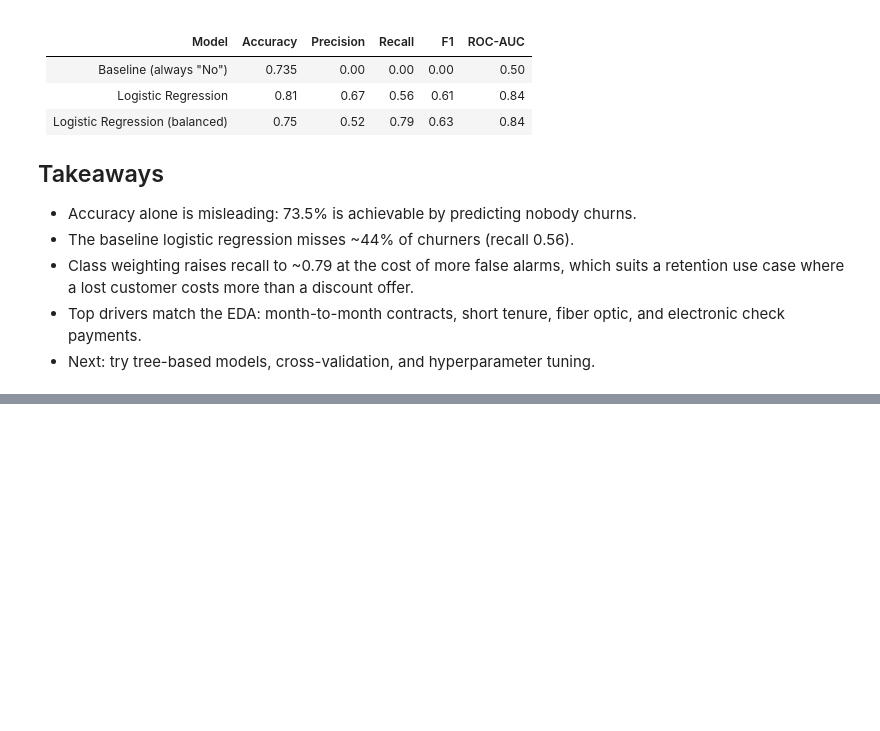
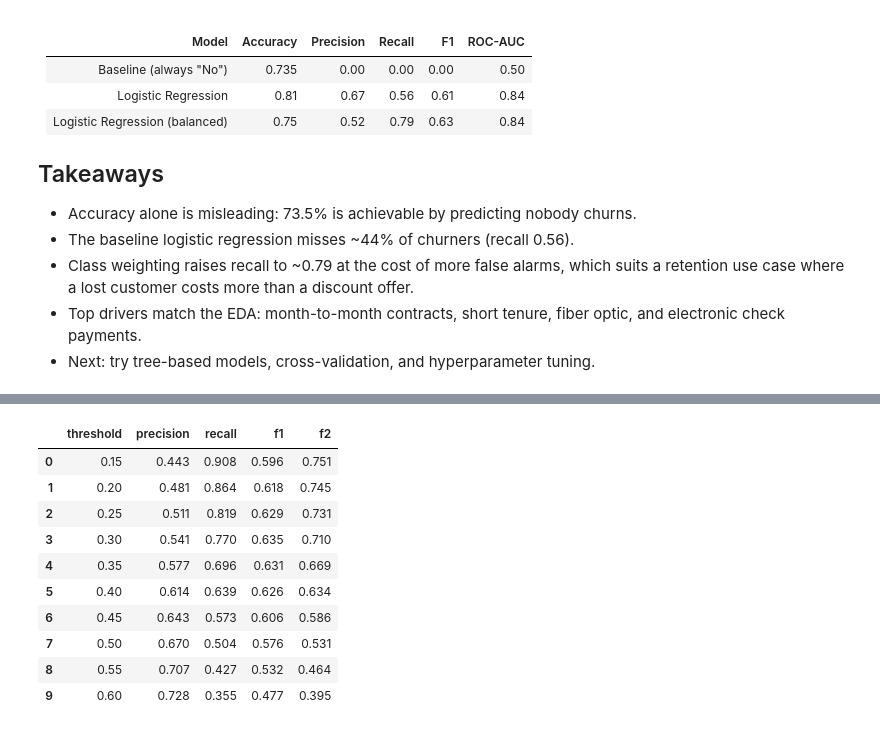
Before and after one commit to Pooja012/customer-churn-prediction, a Jupyter notebook: notebooks/03_modeling.ipynb, the cells around one changed output, grey strips where cells are left out. Cells and saved outputs as stored; diff of their text form; code cells hidden in the pictures; blank space fills up the shorter version.

```diff
--- a/notebooks/03_modeling.ipynb
+++ b/notebooks/03_modeling.ipynb
@@ -189,0 +268,27 @@ plt.show()
+# %%
+proba_cv = cross_val_predict(best, X_train, y_train, cv=cv, method='predict_proba')[:, 1]
+
+rows = []
+for t in np.arange(0.15, 0.65, 0.05):
+    p = (proba_cv >= t).astype(int)
+    rows.append({
+        'threshold': round(float(t), 2),
+        'precision': precision_score(y_train, p),
+        'recall': recall_score(y_train, p),
+        'f1': f1_score(y_train, p),
+        'f2': fbeta_score(y_train, p, beta=2),
+    })
+thr = pd.DataFrame(rows).round(3)
+thr
+# %% [output]
+|  | threshold | precision | recall | f1 | f2 |
+| 0 | 0.15 | 0.443 | 0.908 | 0.596 | 0.751 |
+| 1 | 0.20 | 0.481 | 0.864 | 0.618 | 0.745 |
+| 2 | 0.25 | 0.511 | 0.819 | 0.629 | 0.731 |
+| 3 | 0.30 | 0.541 | 0.770 | 0.635 | 0.710 |
+| 4 | 0.35 | 0.577 | 0.696 | 0.631 | 0.669 |
+| 5 | 0.40 | 0.614 | 0.639 | 0.626 | 0.634 |
+| 6 | 0.45 | 0.643 | 0.573 | 0.606 | 0.586 |
+| 7 | 0.50 | 0.670 | 0.504 | 0.576 | 0.531 |
+| 8 | 0.55 | 0.707 | 0.427 | 0.532 | 0.464 |
+| 9 | 0.60 | 0.728 | 0.355 | 0.477 | 0.395 |
```
Also changed, not shown: parts of 14 cells of this notebook, 7 other files.
